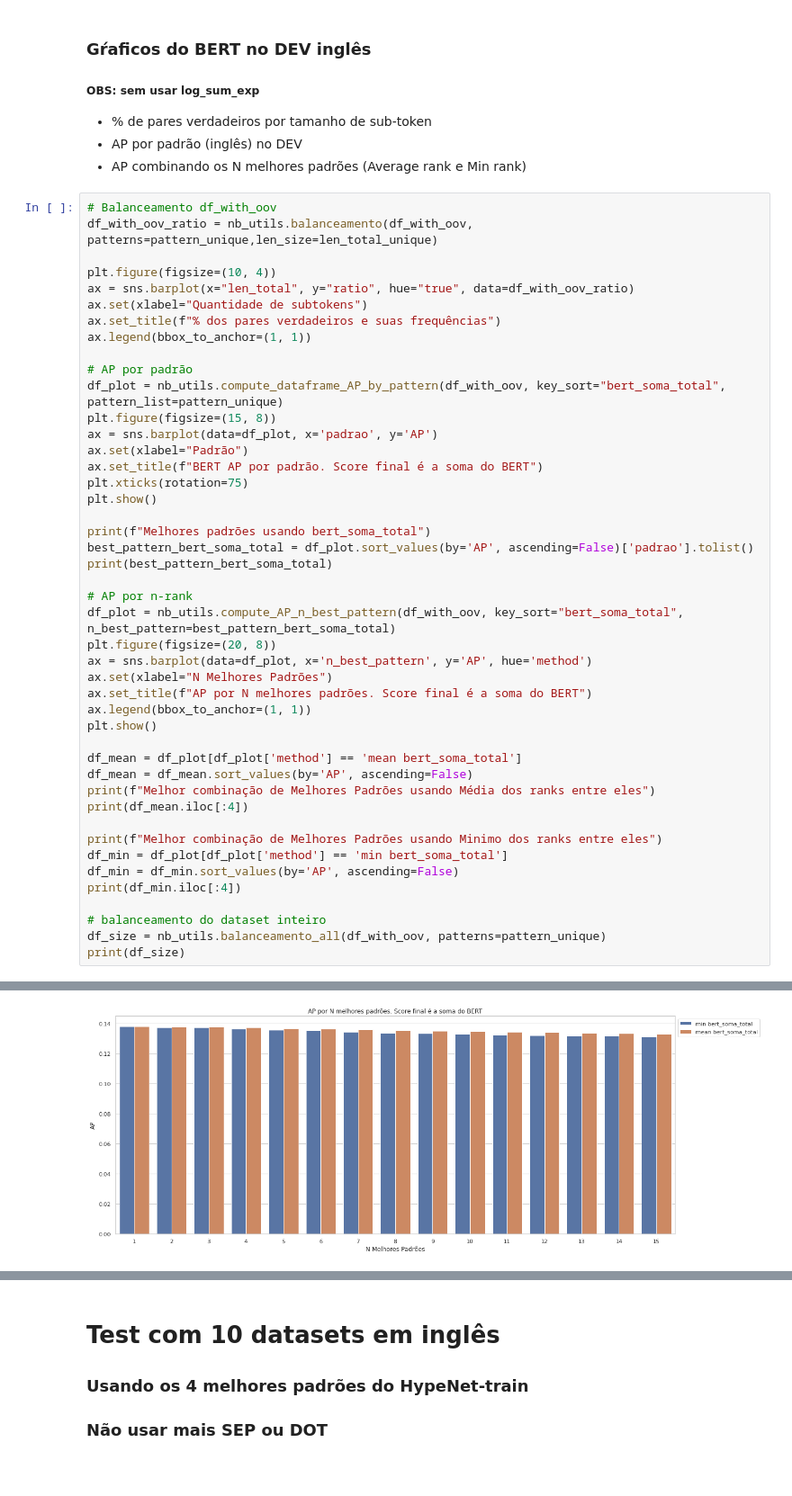
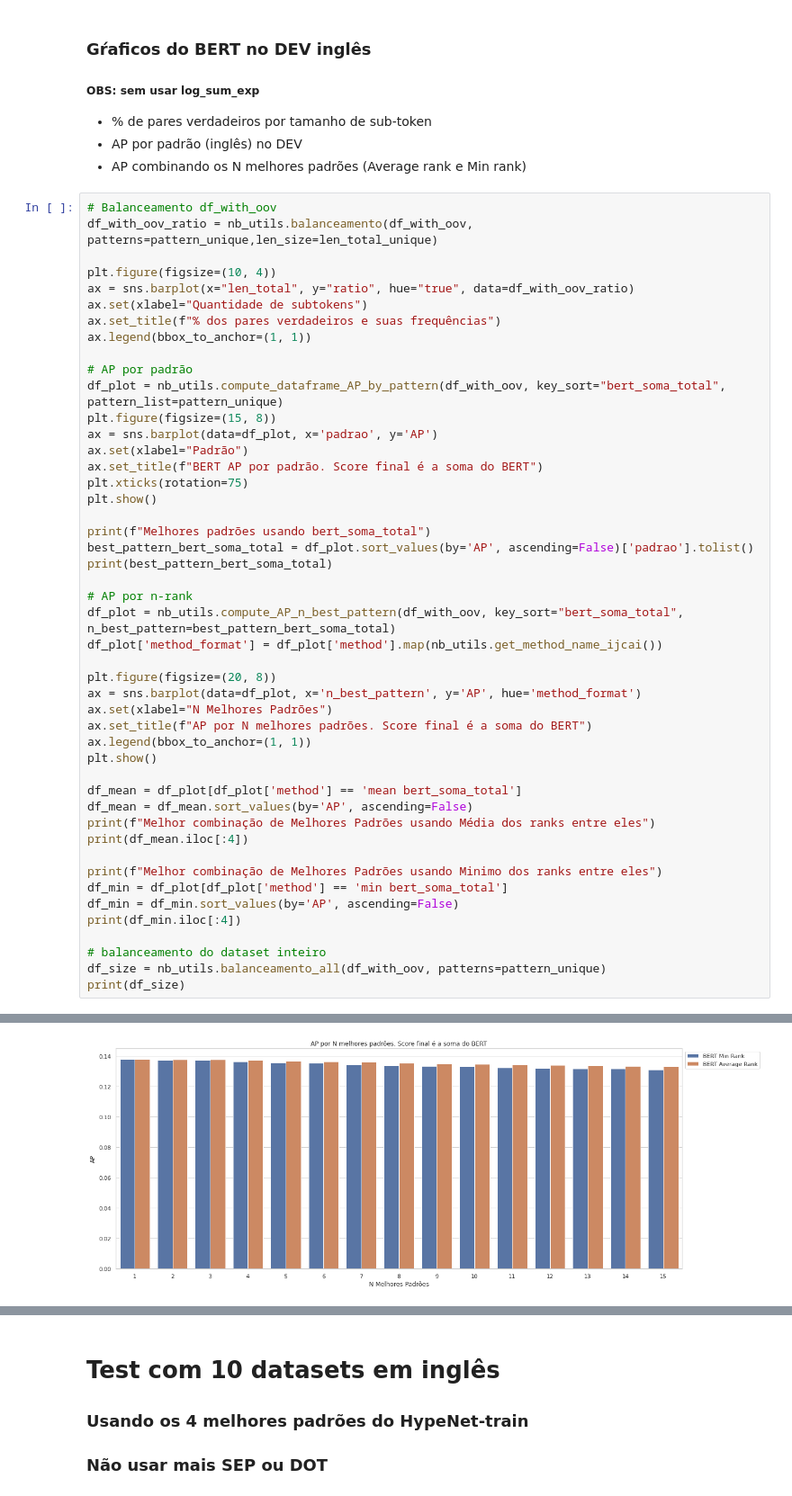
Before and after one commit to eraldoluis/hyper_bert, a Jupyter notebook: nb/paper-ijcai21/ijcai21.ipynb, the cells around one changed output, grey strips where cells are left out. Shown at 90% size. Saved outputs shown, nothing was run; the diff lists cells and outputs as text; blank space fills up the shorter version.

Commit message:
ijcai EN
BERT normal average rank e min rank

```diff
--- a/nb/paper-ijcai21/ijcai21.ipynb
+++ b/nb/paper-ijcai21/ijcai21.ipynb
@@ -145,8 +146,10 @@ print(best_pattern_bert_soma_total)
 
 # AP por n-rank
 df_plot = nb_utils.compute_AP_n_best_pattern(df_with_oov, key_sort="bert_soma_total", n_best_pattern=best_pattern_bert_soma_total)
+df_plot['method_format'] = df_plot['method'].map(nb_utils.get_method_name_ijcai())
+
 plt.figure(figsize=(20, 8))
-ax = sns.barplot(data=df_plot, x='n_best_pattern', y='AP', hue='method')
+ax = sns.barplot(data=df_plot, x='n_best_pattern', y='AP', hue='method_format')
 ax.set(xlabel="N Melhores Padrões")
 ax.set_title(f"AP por N melhores padrões. Score final é a soma do BERT")
 ax.legend(bbox_to_anchor=(1, 1))
@@ -173 +191 @@ Melhores padrões usando bert_soma_total
-[figure, old version]
+[figure, new version]
```
Also changed, not shown: parts of 6 cells of this notebook, 1 other file.
